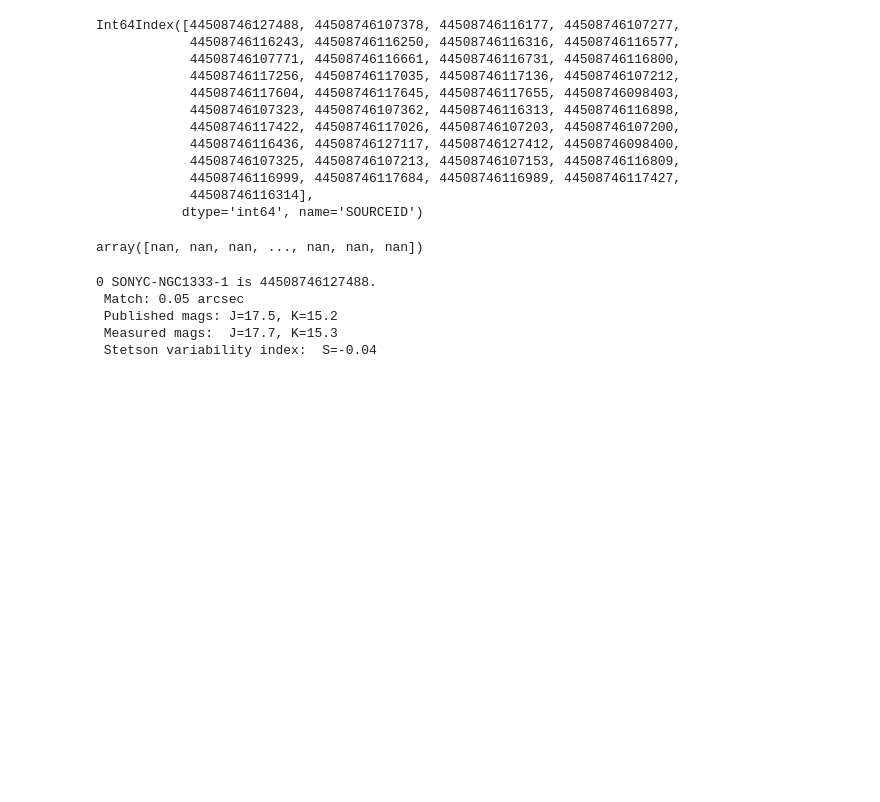
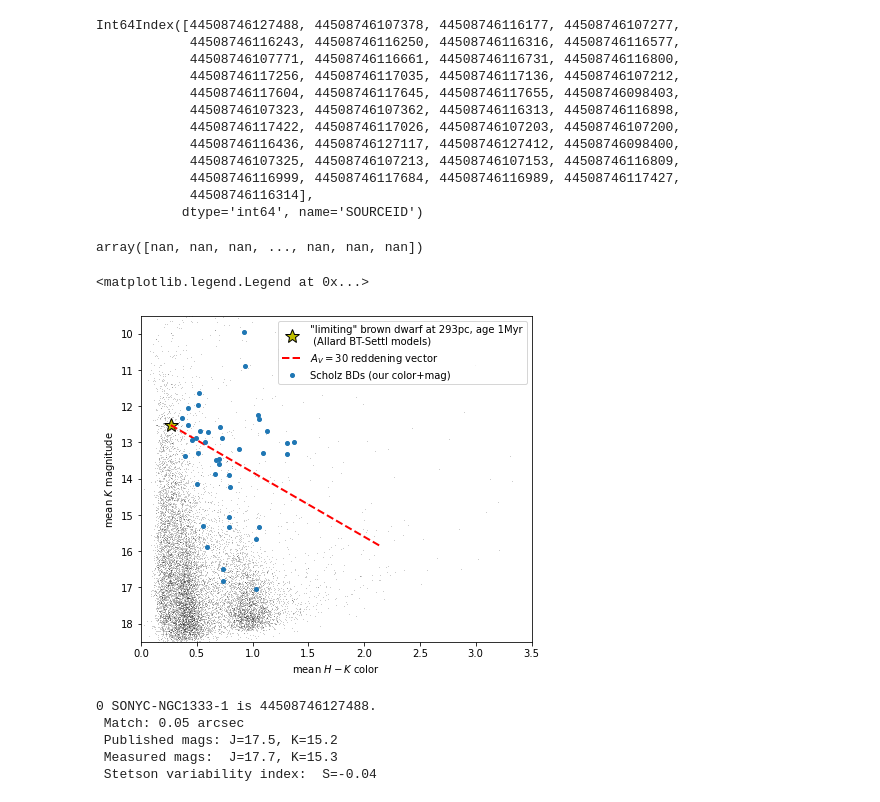
Before and after one commit to tomr-stargazer/public_notebooks, a Jupyter notebook: A prototype of brown dwarf catalog matching (NGC1333).ipynb, the cells around one changed output. Saved outputs shown, nothing was run; the diff lists cells and outputs as text; code cells hidden in the pictures; blank space fills up the shorter version.

Commit message:
update notebook with new plot

```diff
--- a/A prototype of brown dwarf catalog matching (NGC1333).ipynb
+++ b/A prototype of brown dwarf catalog matching (NGC1333).ipynb
@@ -160,6 +160,64 @@ Int64Index([44508746127488, 44508746107378, 44508746116177, 44508746107277,
 w7m['JAPERMAG3'].values
 # %% [output]
 array([nan, nan, nan, ..., nan, nan, nan])
+# %%
+# Color-magnitude diagram?
+from wuvars.analysis.bd_mags import apparent_BD_mags_jhk
+from wuvars.analysis.variability_selection import sq0
+
+fig, ax = plt.subplots(1, figsize=(7,6))
+
+# rieke & lebofsky 1985 reddening law
+A_K = 0.112
+A_H = 0.175
+E_HK = A_H - A_K # this is like a slope in color-mag space
+
+wserv = 7
+J_BDlimit = apparent_BD_mags_jhk[wserv][0]
+H_BDlimit = apparent_BD_mags_jhk[wserv][1]
+K_BDlimit = apparent_BD_mags_jhk[wserv][2]
+
+h = w7m['HAPERMAG3']
+k = w7m['KAPERMAG3']
+hmk = h-k
+
+q0 = sq0(spread.wserv7, 80, 160)
+
+ax.plot(
+    [H_BDlimit-K_BDlimit],
+    [K_BDlimit],
+    'y*',
+    ms=15,
+    markeredgecolor='k',
+    label='"limiting" brown dwarf at 293pc, age 1Myr\n (Allard BT-Settl models)',
+    scalex=False,
+    scaley=False
+)
+
+ax.plot(
+    [H_BDlimit-K_BDlimit, (H_BDlimit-K_BDlimit) + E_HK*30],
+    [K_BDlimit, K_BDlimit + A_K*30],
+    'r--', lw=2,
+    label='$A_V=30$ reddening vector',
+    scalex=False,
+    scaley=False
+)
+ax.plot(hmk[q0], k[q0], 'k,', alpha=0.2)
+ax.set_xlim(0, 3.5)
+ax.set_ylim(18.5, 9.5)
+
+us_J = w7m['JAPERMAG3'].values[idx]
+us_H = w7m['HAPERMAG3'].values[idx]
+us_K = w7m['KAPERMAG3'].values[idx]
+
+ax.plot(us_H-us_K, us_K, 'C0.', ms=8, label="Scholz BDs (our color+mag)")
+
+ax.set_xlabel("mean $H-K$ color")
+ax.set_ylabel("mean $K$ magnitude")
+plt.legend()
+# %% [output]
+<matplotlib.legend.Legend at 0x...>
+[figure, added]
 # %%
 
 dat = phot_grouped.wserv7
```
